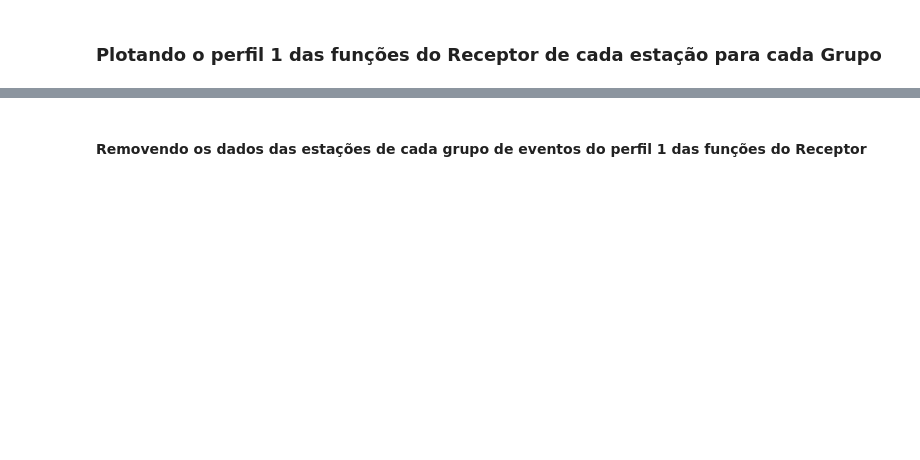
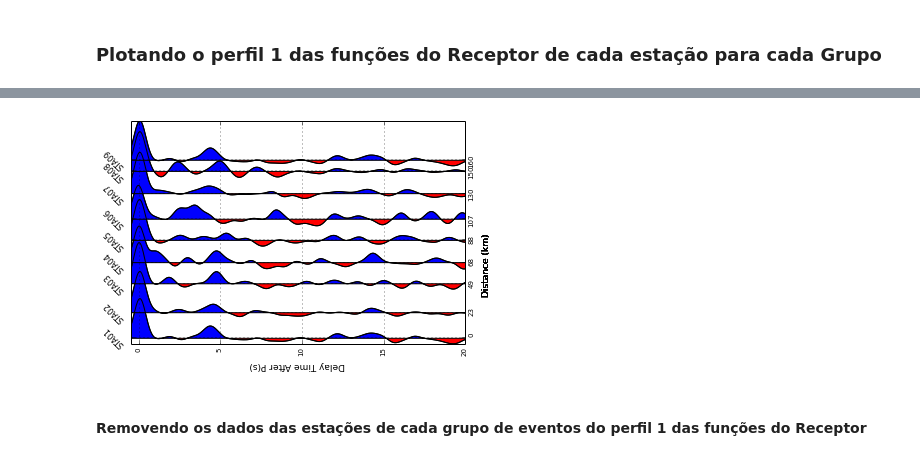
Before and after one commit to dIOGOLOC/projeto_mestrado, a Jupyter notebook: plotagem_perfil_estacoes.ipynb, the cells around one changed output, grey strips where cells are left out. Cells and saved outputs as stored; diff of their text form; code cells hidden in the pictures; blank space fills up the shorter version.

```diff
--- a/plotagem_perfil_estacoes.ipynb
+++ b/plotagem_perfil_estacoes.ipynb
@@ -207,3 +144,7 @@ if NWlist != []:
+# %%
+plot_perfil('NW',NWlist,NWSTA,DadosRF['NW']['dist'],DadosRF['NW']['time'],DadosRF['NW']['stack'],200)
+# %% [output]
+[figure, added]
 # %% [markdown]
 <h4>Removendo  os dados das estações de cada grupo de eventos do perfil 1 das funções do Receptor</h4>
 # %%
```
Also changed, not shown: parts of 50 cells of this notebook.
